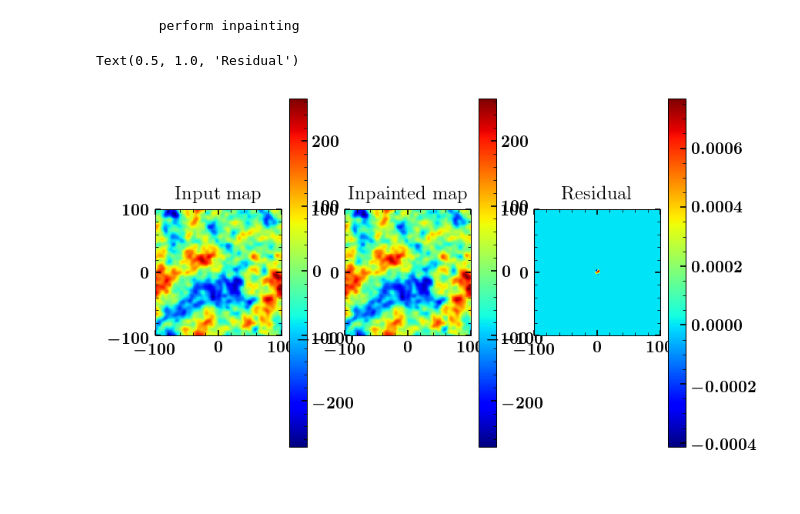
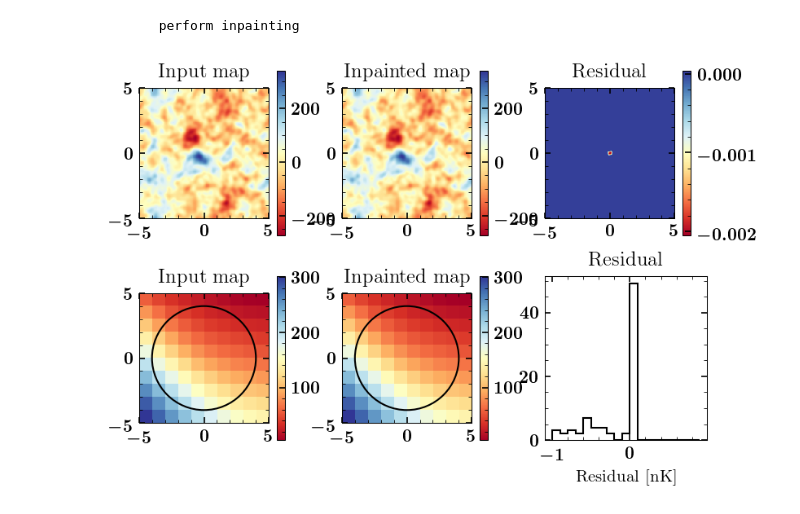
Before and after one commit to sriniraghunathan/inpainting, a Jupyter notebook: example.ipynb, the cells around one changed output. Drawn from its saved outputs; the diff is of its cells as text; code cells hidden in the pictures.

```diff
--- a/example.ipynb
+++ b/example.ipynb
@@ -100,10 +104,30 @@ dict_keys(['sigma_22_inv', 'sigma_12'])
 sim_map_inpainted, sim_map_filtered = inpaint.inpainting(sim_map, ra_grid, dec_grid, mapparams, el, cl, bl, nl, noofsims, mask_radius_inner, mask_radius_outer, low_pass_cutoff = 1, mask_inner = mask_inner, sigma_dic = sigma_dic)
 # %% [output]
         perform inpainting
-# %%
-subplot(131);imshow(sim_map_filtered, extent = [x1,x2,x1,x2]); colorbar(); title(r'Input map')
-subplot(132);imshow(sim_map_inpainted, extent = [x1,x2,x1,x2]); colorbar(); title(r'Inpainted map')
-subplot(133);imshow(sim_map_filtered - sim_map_inpainted, extent = [x1,x2,x1,x2]); colorbar(); title(r'Residual')
-# %% [output]
-Text(0.5, 1.0, 'Residual')
-[figure, removed]
+# %%
+subplots_adjust(hspace = 0.25, wspace = 0.25)
+subplot(231);imshow(sim_map_filtered, extent = [x1,x2,x1,x2], cmap = cmap); colorbar(); title(r'Input map')
+subplot(232);imshow(sim_map_inpainted, extent = [x1,x2,x1,x2], cmap = cmap); colorbar(); title(r'Inpainted map')
+residual = sim_map_filtered - sim_map_inpainted
+subplot(233);imshow(residual, extent = [x1,x2,x1,x2], cmap = cmap); colorbar(); title(r'Residual')
+
+#zooming in
+s, e = 95, 105
+x1, x2 = -(e-s)*dx/2.,(e-s)*dx/2.
+circle = Circle((0, 0), radius = mask_radius_inner, facecolor='None', edgecolor = 'black', lw = 1., ls = '-');
+ax=subplot(234);imshow(sim_map_filtered[s:e, s:e], extent = [x1,x2,x1,x2], cmap = cmap); colorbar(); title(r'Input map')
+ax.add_artist(circle)
+
+circle = Circle((0, 0), radius = mask_radius_inner, facecolor='None', edgecolor = 'black', lw = 1., ls = '-');
+ax=subplot(235);imshow(sim_map_inpainted[s:e, s:e], extent = [x1,x2,x1,x2], cmap = cmap); colorbar(); title(r'Inpainted map')
+ax.add_artist(circle)
+
+residual_flatten = (residual[s:e, s:e].flatten())*1e3
+minval, maxval, delta = -1., 1., 0.1
+binbin = np.arange(minval, maxval, delta)
+subplot(236);hist(residual_flatten, bins = binbin, histtype = 'step', color = 'black'); title(r'Residual')
+xlabel(r'Residual [nK]')
+
+show()
+# %% [output]
+[figure, added]
```
Also changed, not shown: parts of 3 cells of this notebook, 2 other files.
